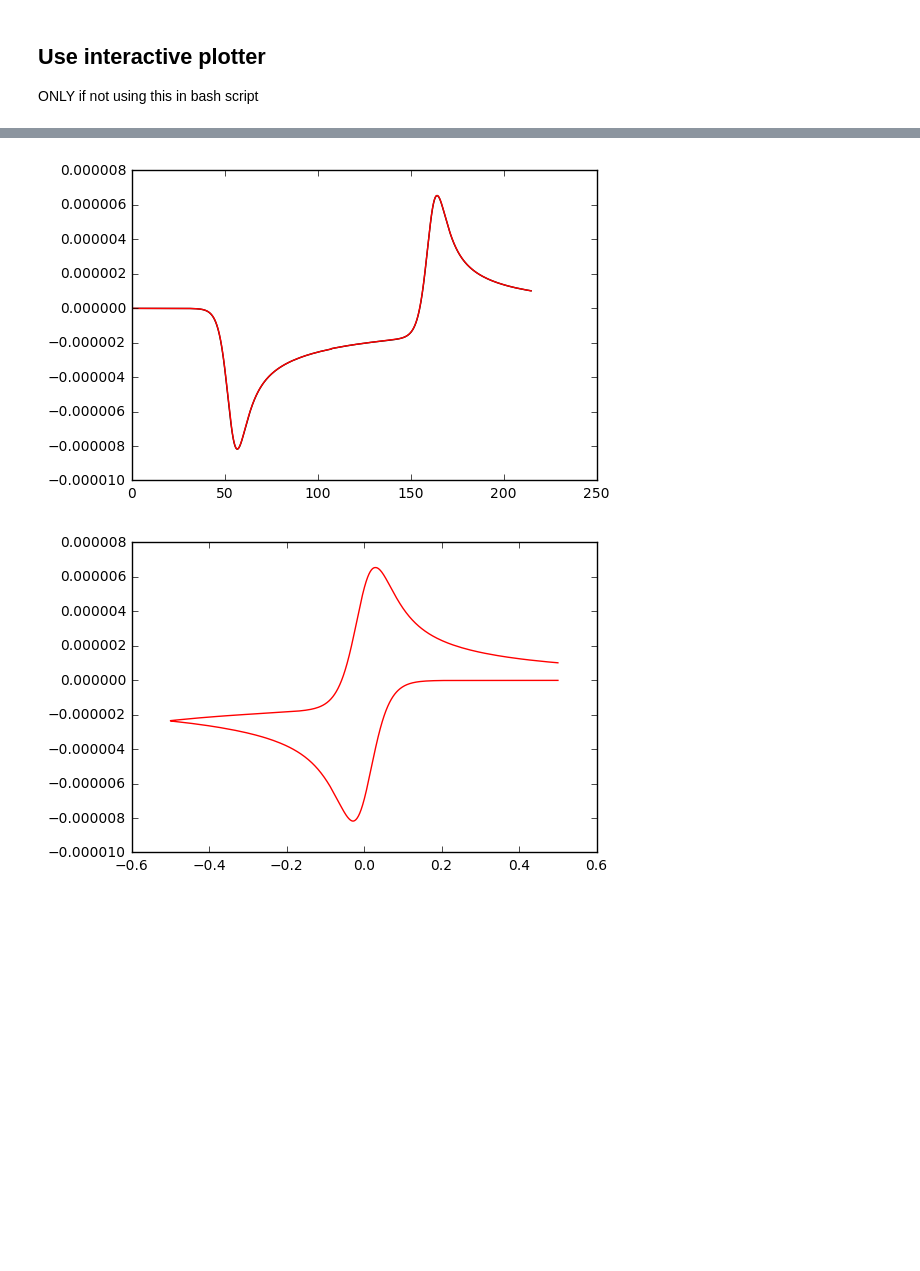
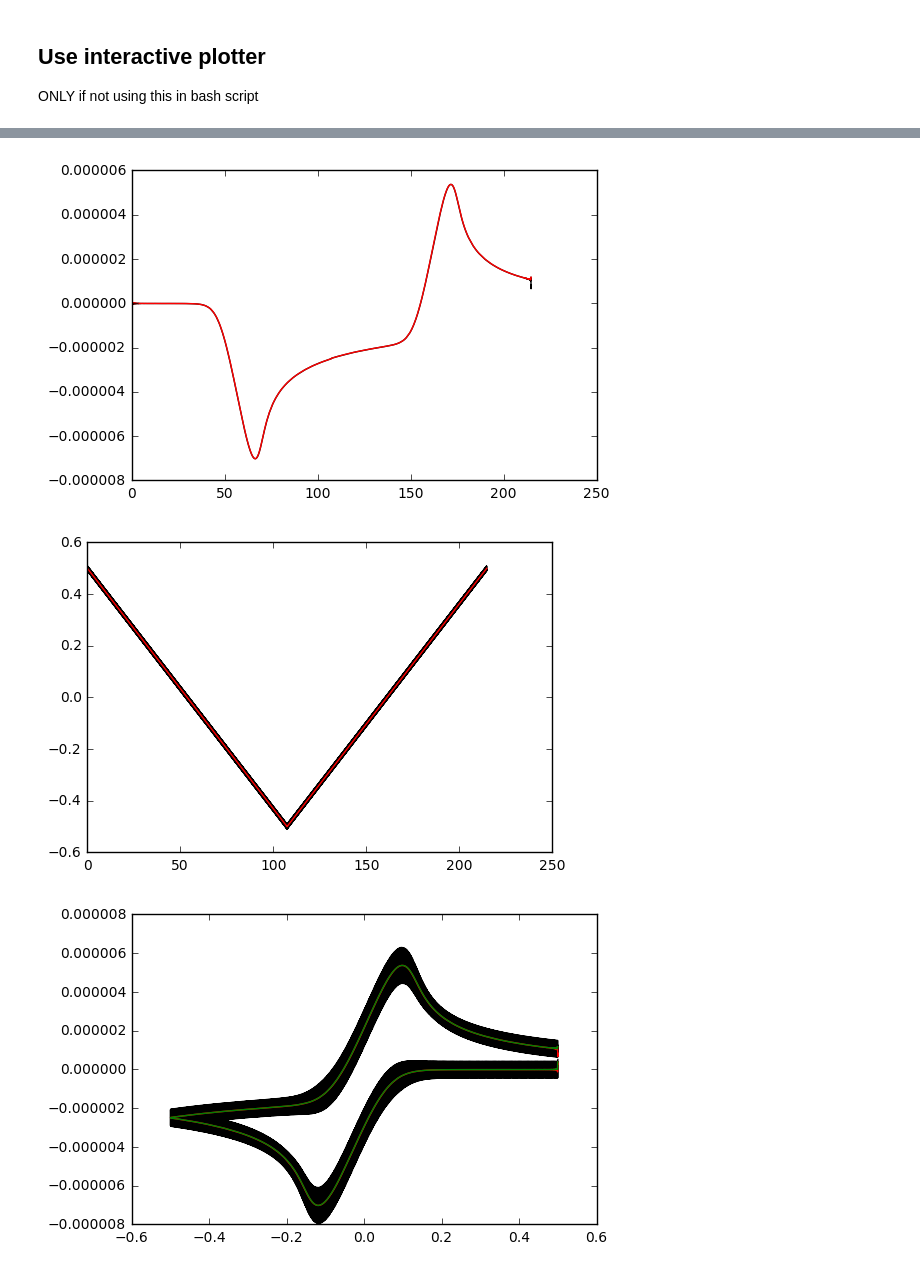
Before and after one commit to garethkennedy/MECSim_Analytics, a Jupyter notebook: python/HarmonicSplitter.ipynb, the cells around one changed output, grey strips where cells are left out. Saved outputs shown, nothing was run; the diff lists cells and outputs as text; code cells hidden in the pictures; blank space fills up the shorter version.

Commit message:
Update to harmonic splitter and smoothing format
Now added e_dc to generate clearer CVs for plotting

```diff
--- a/python/HarmonicSplitter.ipynb
+++ b/python/HarmonicSplitter.ipynb
@@ -10,7 +10,7 @@ Outputs file "Smoothed.txt" which contains the smoothed current harmonics agains
 This script is typically run in from a bash script without any user interaction.
 Set the following option to True if output and plots to screen are required.
 # %%
-plotInteractive = False
+plotInteractive = True
 # %% [markdown]
 ### Load packages
 # %%
@@ -141,6 +141,17 @@ DC will now take the FFT with $f<f_{min}$ for cases with harmonics or $f_{min}$
 # %%
 i_Harm = []
 c_Harm = []
+e_dc = []
+
+# also do for the e_app (remove ac component from this)
+W = fftfreq(ea.size, d=2*(t[1]-t[0]))
+f_signal = rfft(ea)
+cut_f_signal = f_signal.copy()
+cut_f_signal[(W>0.5*freqMin)] = 0
+cut_signal = irfft(cut_f_signal)
+e_dc.append(cut_signal)
+
+e_dc = np.array(e_dc).reshape(len(t))
 
 # special treatment for dc (harmonic = 0)
 W = fftfreq(c.size, d=2*(t[1]-t[0]))
@@ -150,6 +161,12 @@ cut_f_signal[(W>0.5*freqMin)] = 0
 cut_signal = irfft(cut_f_signal)
 c_Harm.append(cut_signal)
 i_Harm.append(SmoothCurrent(t, cut_signal, eapp, tWindow))
+
+# save FFT for DC to use in interactive plot
+W_dc = W.copy()
+f_signal_dc = f_signal.copy()
+cut_f_signal_dc = cut_f_signal.copy()
+cut_signal_dc = cut_signal.copy()
 
 # frequency based harmonics (n*freq)
 for iH in range(number_harmonics):
@@ -213,11 +235,17 @@ if(plotInteractive):
     plt.plot(t, i_Harm[iH],c='r')
     plt.show()
 # %% [output]
-[figure, old version]
+[figure, new version]
 # %%
 if(plotInteractive):
     iH = 0
-    plt.plot(ea, i_Harm[iH],c='r')
+    plt.plot(t, ea,c='k')
+    plt.plot(t, e_dc,c='r')
     plt.show()
+    plt.plot(e_dc, c,c='k')
+    plt.plot(e_dc, c_Harm[iH],c='r')
+    plt.plot(e_dc, i_Harm[iH],c='g')
+    plt.show()
 # %% [output]
-[figure, old version]
+[figure, new version]
+[figure, added]
```
Also changed, not shown: parts of 4 cells of this notebook, 2 other files.
